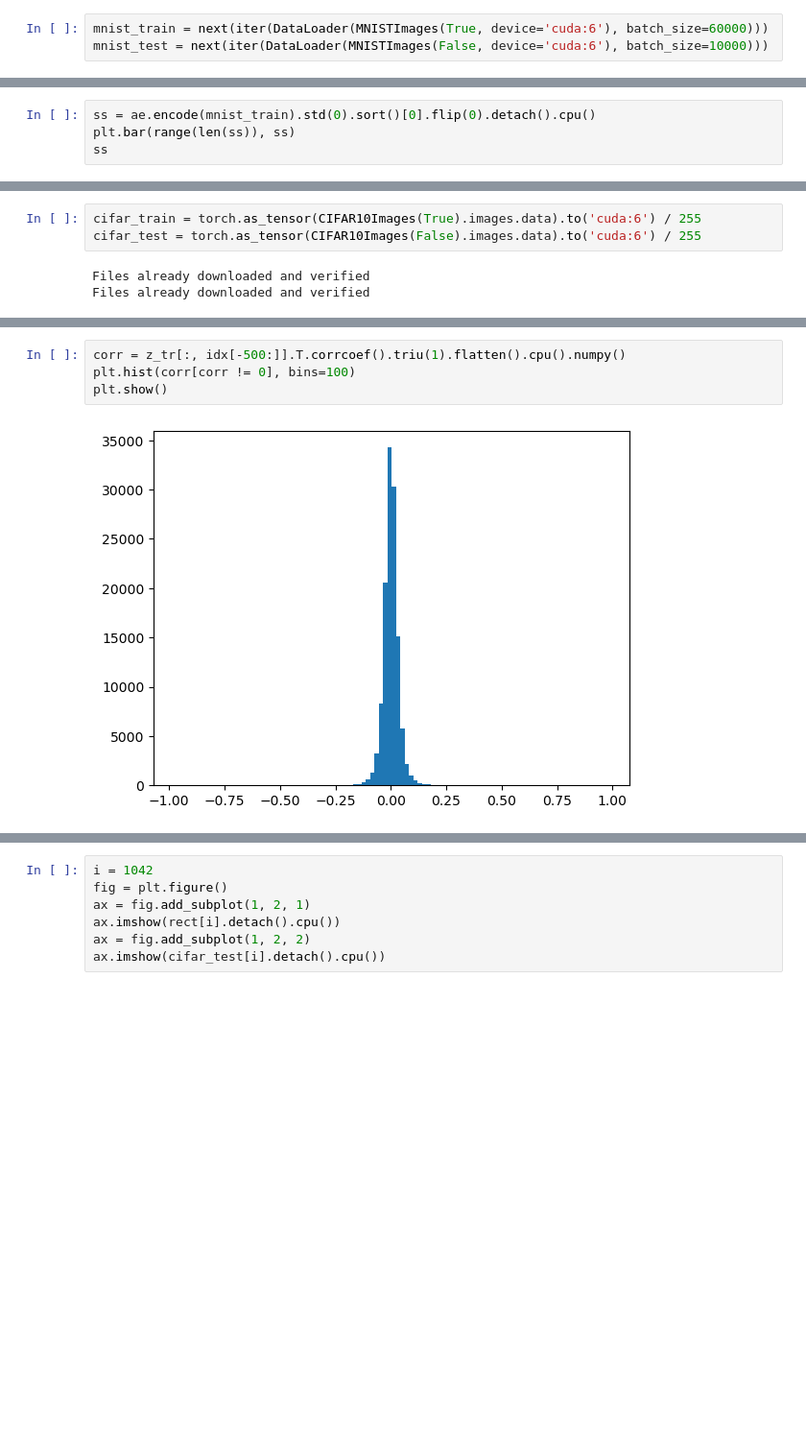
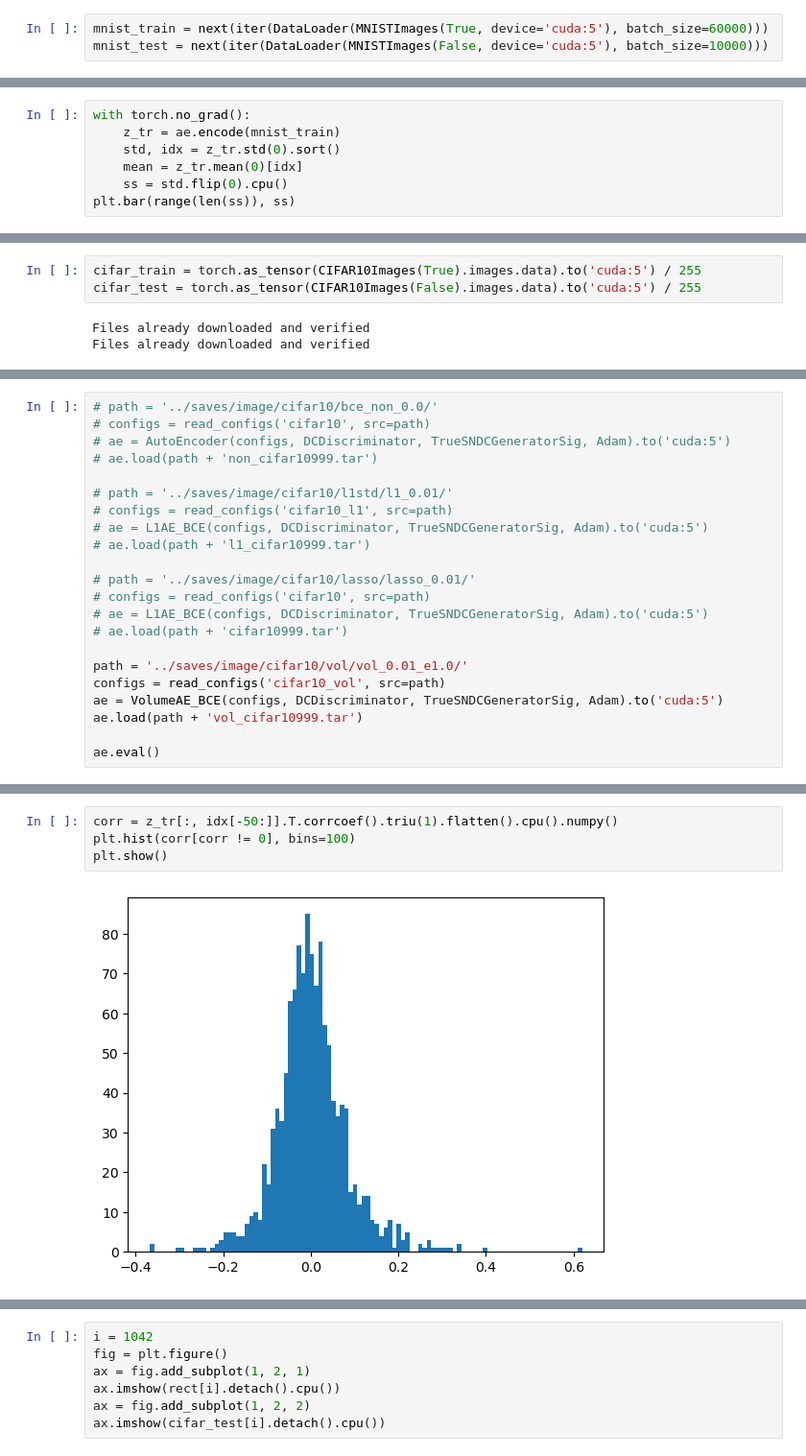
Before and after one commit to IDEALLab/Least_Volume_ICLR2024, a Jupyter notebook: notebook/reconstruction_image_dp.ipynb, the cells around one changed output, grey strips where cells are left out. Shown at 96% size. Cells and saved outputs as stored; diff of their text form; blank space fills up the shorter version.

Commit message:
add plot

```diff
--- a/notebook/reconstruction_image_dp.ipynb
+++ b/notebook/reconstruction_image_dp.ipynb
@@ -14,4 +117,4 @@ from math import sqrt
 # %%
-mnist_train = next(iter(DataLoader(MNISTImages(True, device='cuda:6'), batch_size=60000)))
-mnist_test = next(iter(DataLoader(MNISTImages(False, device='cuda:6'), batch_size=10000)))
+mnist_train = next(iter(DataLoader(MNISTImages(True, device='cuda:5'), batch_size=60000)))
+mnist_test = next(iter(DataLoader(MNISTImages(False, device='cuda:5'), batch_size=10000)))
 # %%
@@ -43,7 +154,10 @@ DynamicPruningAE_BCEv2(
   )
 )
 # %%
-ss = ae.encode(mnist_train).std(0).sort()[0].flip(0).detach().cpu()
+with torch.no_grad():
+    z_tr = ae.encode(mnist_train)
+    std, idx = z_tr.std(0).sort()
+    mean = z_tr.mean(0)[idx]
+    ss = std.flip(0).cpu()
 plt.bar(range(len(ss)), ss)
-ss
 # %% [output]
@@ -138,8 +256,8 @@ for ff in np.linspace(0, 1, 10):
 # %% [markdown]
 # CIFAR10
 # %%
-cifar_train = torch.as_tensor(CIFAR10Images(True).images.data).to('cuda:6') / 255
-cifar_test = torch.as_tensor(CIFAR10Images(False).images.data).to('cuda:6') / 255
+cifar_train = torch.as_tensor(CIFAR10Images(True).images.data).to('cuda:5') / 255
+cifar_test = torch.as_tensor(CIFAR10Images(False).images.data).to('cuda:5') / 255
 # %% [output]
 Files already downloaded and verified
 Files already downloaded and verified
@@ -170,0 +264,22 @@ DynamicPruningAE_BCEO(
+# %%
+# path = '../saves/image/cifar10/bce_non_0.0/'
+# configs = read_configs('cifar10', src=path)
+# ae = AutoEncoder(configs, DCDiscriminator, TrueSNDCGeneratorSig, Adam).to('cuda:5')
+# ae.load(path + 'non_cifar10999.tar')
+
+# path = '../saves/image/cifar10/l1std/l1_0.01/'
+# configs = read_configs('cifar10_l1', src=path)
+# ae = L1AE_BCE(configs, DCDiscriminator, TrueSNDCGeneratorSig, Adam).to('cuda:5')
+# ae.load(path + 'l1_cifar10999.tar')
+
+# path = '../saves/image/cifar10/lasso/lasso_0.01/'
+# configs = read_configs('cifar10', src=path)
+# ae = L1AE_BCE(configs, DCDiscriminator, TrueSNDCGeneratorSig, Adam).to('cuda:5')
+# ae.load(path + 'cifar10999.tar')
+
+path = '../saves/image/cifar10/vol/vol_0.01_e1.0/'
+configs = read_configs('cifar10_vol', src=path)
+ae = VolumeAE_BCE(configs, DCDiscriminator, TrueSNDCGeneratorSig, Adam).to('cuda:5')
+ae.load(path + 'vol_cifar10999.tar')
+
+ae.eval()
@@ -187,7 +325,7 @@ plt.bar(range(len(ss)), ss)
 # %%
-corr = z_tr[:, idx[-500:]].T.corrcoef().triu(1).flatten().cpu().numpy()
+corr = z_tr[:, idx[-50:]].T.corrcoef().triu(1).flatten().cpu().numpy()
 plt.hist(corr[corr != 0], bins=100)
 plt.show()
 # %% [output]
-[figure, old version]
+[figure, new version]
 # %%
```
Also changed, not shown: parts of 35 cells of this notebook, 22 other files.
